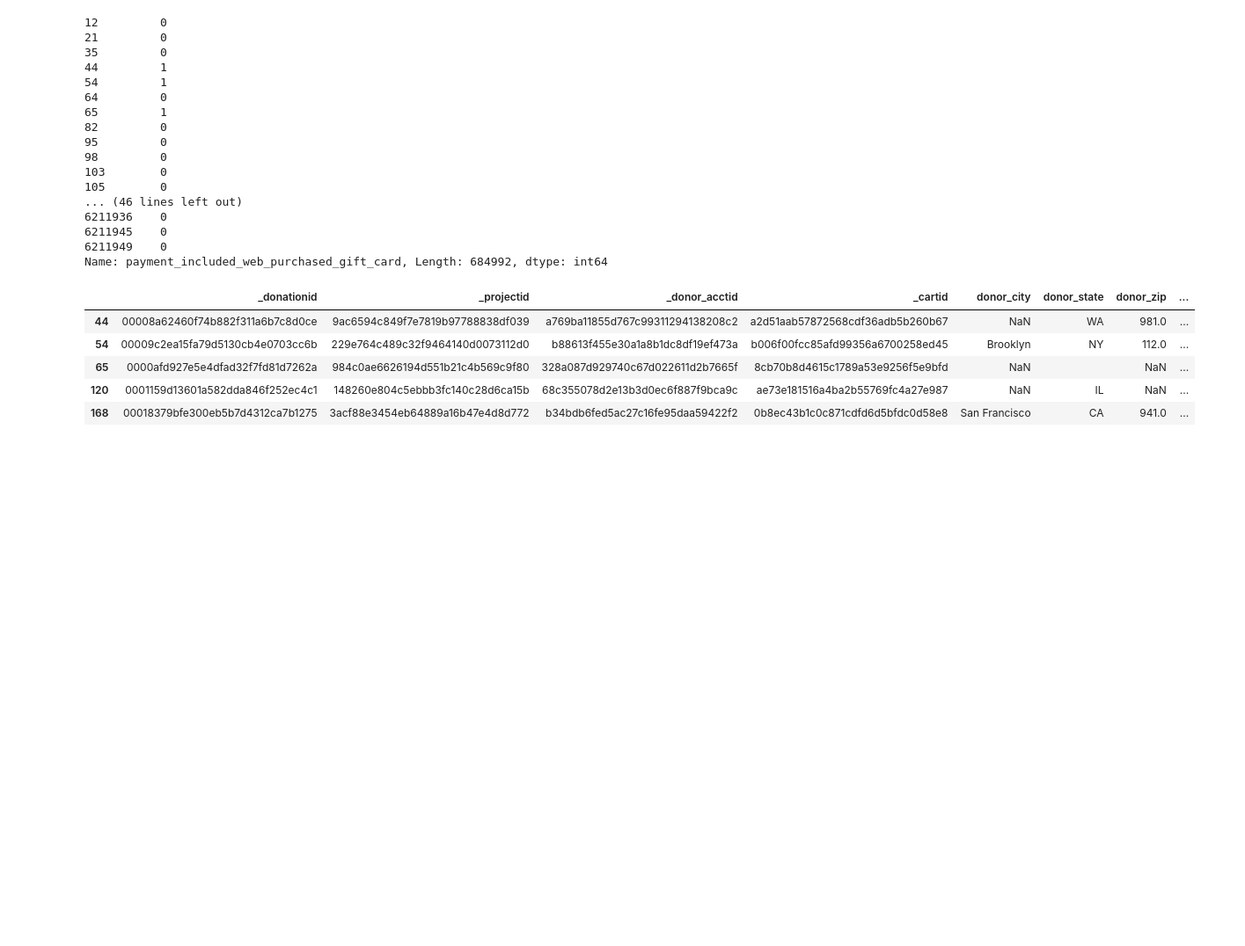
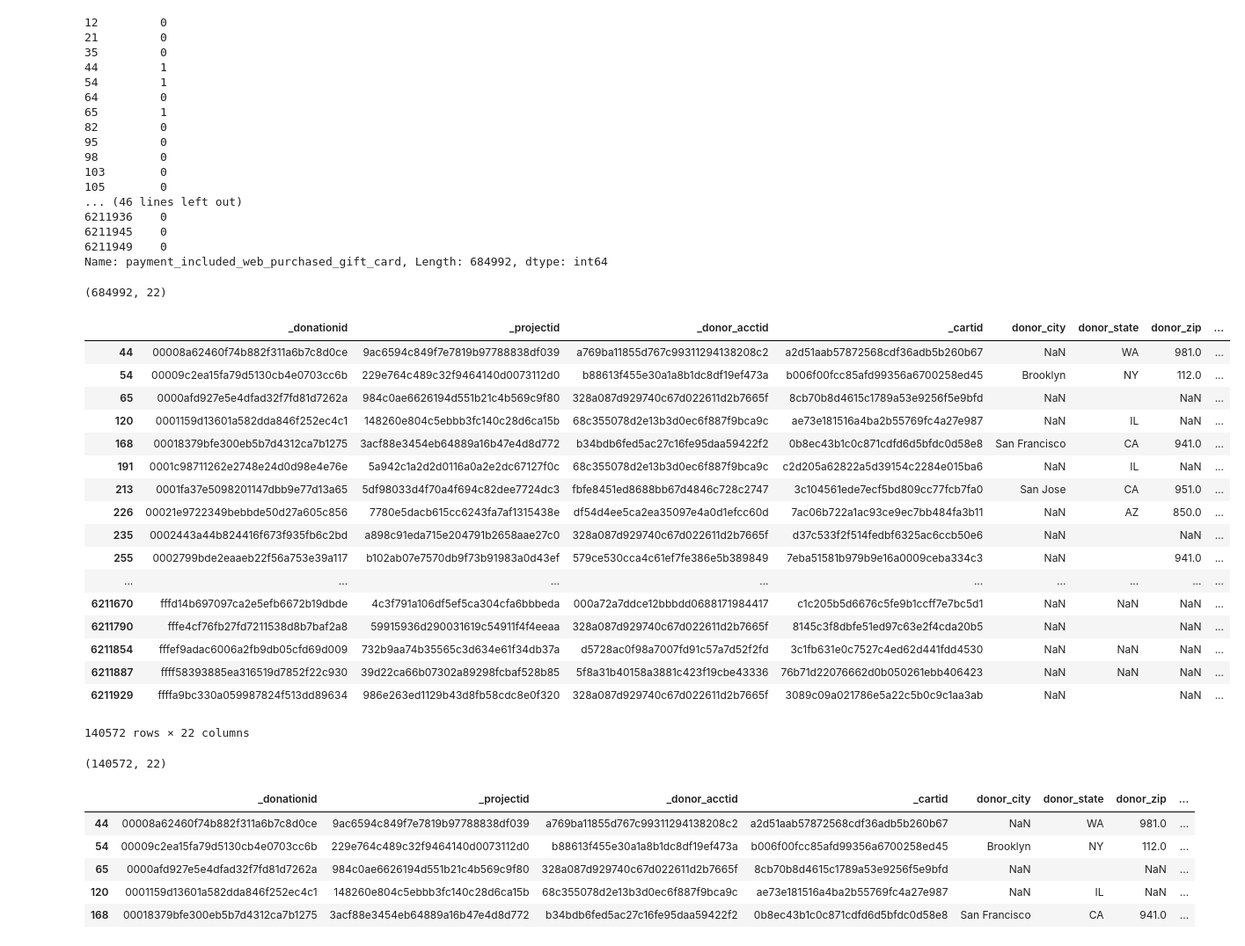
Before and after one commit to Nameetharamachandra/Donors_Project, a Jupyter notebook: data_transformation/Matching_Giftcard_data_with_donation_data.ipynb, the cells around one changed output. Shown at 88% size. Drawn from its saved outputs; the diff is of its cells as text; code cells hidden in the pictures; blank space fills up the shorter version.

```diff
--- a/data_transformation/Matching_Giftcard_data_with_donation_data.ipynb
+++ b/data_transformation/Matching_Giftcard_data_with_donation_data.ipynb
@@ -270,10 +276,40 @@ donation.payment_included_web_purchased_gift_card
 6211945    0
 6211949    0
 Name: payment_included_web_purchased_gift_card, Length: 684992, dtype: int64
+# %%
+donation.shape
+# %% [output]
+(684992, 22)
+# %%
+donation.loc[ (donation.payment_included_web_purchased_gift_card==1) |
+                                                    (donation.payment_included_campaign_gift_card==1)]
+# %% [output]
+|  | _donationid | _projectid | _donor_acctid | _cartid | donor_city | donor_state | donor_zip | ... |
+| 44 | 00008a62460f74b882f311a6b7c8d0ce | 9ac6594c849f7e7819b97788838df039 | a769ba11855d767c99311294138208c2 | a2d51aab57872568cdf36adb5b260b67 | NaN | WA | 981.0 | ... |
+| 54 | 00009c2ea15fa79d5130cb4e0703cc6b | 229e764c489c32f9464140d0073112d0 | b88613f455e30a1a8b1dc8df19ef473a | b006f00fcc85afd99356a6700258ed45 | Brooklyn | NY | 112.0 | ... |
+| 65 | 0000afd927e5e4dfad32f7fd81d7262a | 984c0ae6626194d551b21c4b569c9f80 | 328a087d929740c67d022611d2b7665f | 8cb70b8d4615c1789a53e9256f5e9bfd | NaN |  | NaN | ... |
+| 120 | 0001159d13601a582dda846f252ec4c1 | 148260e804c5ebbb3fc140c28d6ca15b | 68c355078d2e13b3d0ec6f887f9bca9c | ae73e181516a4ba2b55769fc4a27e987 | NaN | IL | NaN | ... |
+| 168 | 00018379bfe300eb5b7d4312ca7b1275 | 3acf88e3454eb64889a16b47e4d8d772 | b34bdb6fed5ac27c16fe95daa59422f2 | 0b8ec43b1c0c871cdfd6d5bfdc0d58e8 | San Francisco | CA | 941.0 | ... |
+| 191 | 0001c98711262e2748e24d0d98e4e76e | 5a942c1a2d2d0116a0a2e2dc67127f0c | 68c355078d2e13b3d0ec6f887f9bca9c | c2d205a62822a5d39154c2284e015ba6 | NaN | IL | NaN | ... |
+| 213 | 0001fa37e5098201147dbb9e77d13a65 | 5df98033d4f70a4f694c82dee7724dc3 | fbfe8451ed8688bb67d4846c728c2747 | 3c104561ede7ecf5bd809cc77fcb7fa0 | San Jose | CA | 951.0 | ... |
+| 226 | 00021e9722349bebbde50d27a605c856 | 7780e5dacb615cc6243fa7af1315438e | df54d4ee5ca2ea35097e4a0d1efcc60d | 7ac06b722a1ac93ce9ec7bb484fa3b11 | NaN | AZ | 850.0 | ... |
+| 235 | 0002443a44b824416f673f935fb6c2bd | a898c91eda715e204791b2658aae27c0 | 328a087d929740c67d022611d2b7665f | d37c533f2f514fedbf6325ac6ccb50e6 | NaN |  | NaN | ... |
+| 255 | 0002799bde2eaaeb22f56a753e39a117 | b102ab07e7570db9f73b91983a0d43ef | 579ce530cca4c61ef7fe386e5b389849 | 7eba51581b979b9e16a0009ceba334c3 | NaN |  | 941.0 | ... |
+| ... | ... | ... | ... | ... | ... | ... | ... | ... |
+| 6211670 | fffd14b697097ca2e5efb6672b19dbde | 4c3f791a106df5ef5ca304cfa6bbbeda | 000a72a7ddce12bbbdd0688171984417 | c1c205b5d6676c5fe9b1ccff7e7bc5d1 | NaN | NaN | NaN | ... |
+| 6211790 | fffe4cf76fb27fd7211538d8b7baf2a8 | 59915936d290031619c54911f4f4eeaa | 328a087d929740c67d022611d2b7665f | 8145c3f8dbfe51ed97c63e2f4cda20b5 | NaN |  | NaN | ... |
+| 6211854 | fffef9adac6006a2fb9db05cfd69d009 | 732b9aa74b35565c3d634e61f34db37a | d5728ac0f98a7007fd91c57a7d52f2fd | 3c1fb631e0c7527c4ed62d441fdd4530 | NaN | NaN | NaN | ... |
+| 6211887 | ffff58393885ea316519d7852f22c930 | 39d22ca66b07302a89298fcbaf528b85 | 5f8a31b40158a3881c423f19cbe43336 | 76b71d22076662d0b050261ebb406423 | NaN | NaN | NaN | ... |
+| 6211929 | ffffa9bc330a059987824f513dd89634 | 986e263ed1129b43d8fb58cdc8e0f320 | 328a087d929740c67d022611d2b7665f | 3089c09a021786e5a22c5b0c9c1aa3ab | NaN |  | NaN | ... |
+140572 rows × 22 columns
 # %%
 Final_Total_donations_2015=pd.DataFrame()
 Final_Total_donations_2015=donation.loc[ (donation.payment_included_web_purchased_gift_card==1) |
                                                     (donation.payment_included_campaign_gift_card==1)]
+# %%
+Final_Total_donations_2015.shape
+# %% [output]
+(140572, 22)
 # %%
 Final_Total_donations_2015.head()
 # %% [output]
```
Also changed, not shown: parts of 26 cells of this notebook.
